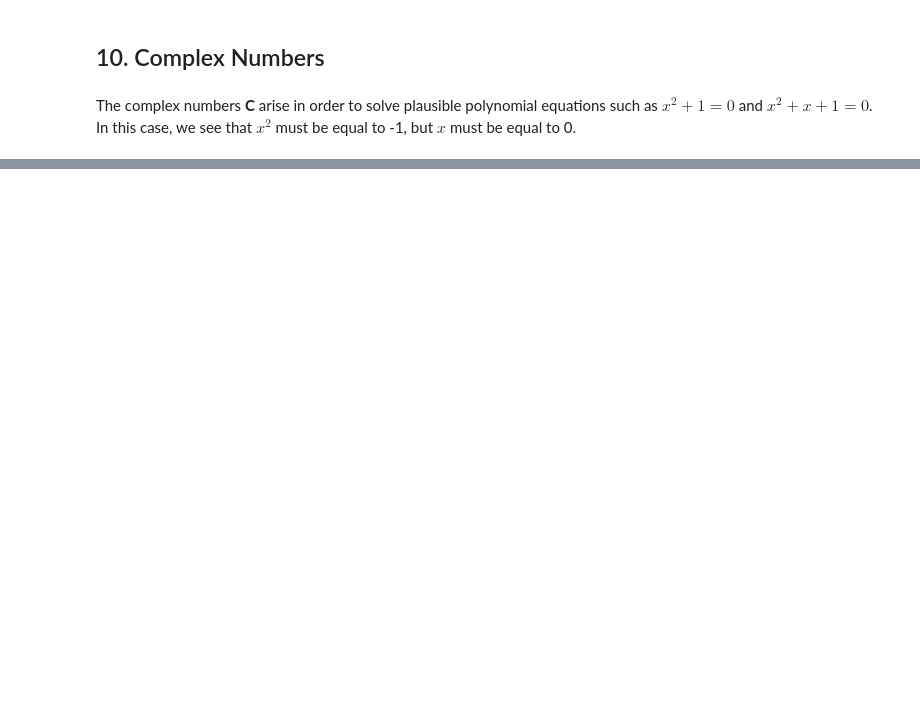
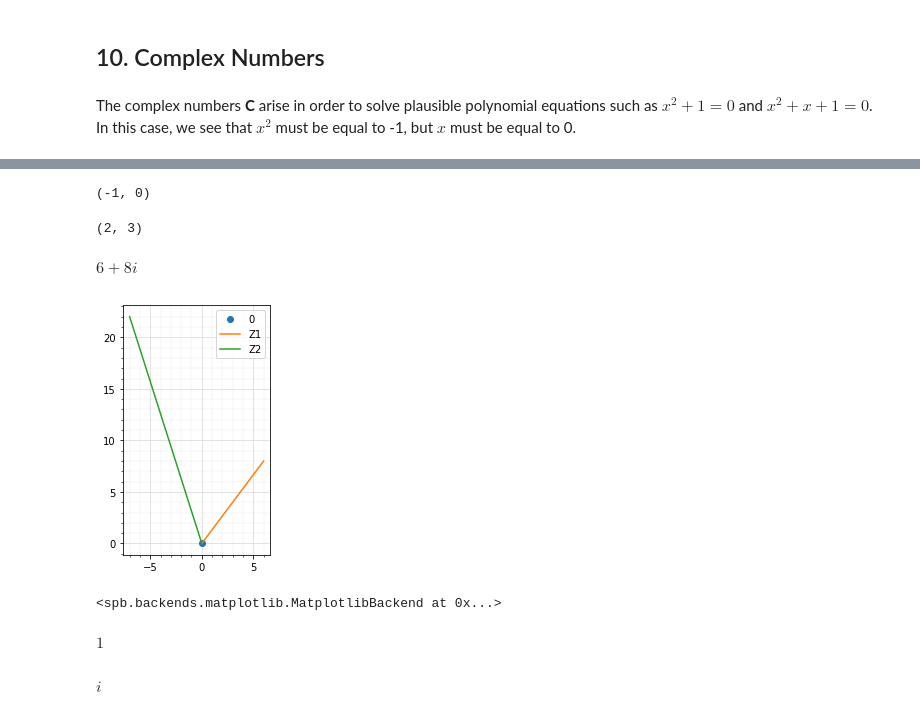
Before and after one commit to James-G-Hill/Sympy-Companion-to-Mathematics-Form-and-Function, a Jupyter notebook: ch04_real_numbers/10_complex_numbers.ipynb, the cells around one changed output, grey strips where cells are left out. Saved outputs shown, nothing was run; the diff lists cells and outputs as text; code cells hidden in the pictures; blank space fills up the shorter version.

```diff
--- a/ch04_real_numbers/10_complex_numbers.ipynb
+++ b/ch04_real_numbers/10_complex_numbers.ipynb
@@ -19,0 +37,8 @@ print(complex_addition((1, 2), i_sqrd))
+# %%
+a, b, c, d = symbols('a b c d', real=True)
+c1, c2, c3, c4 = symbols('c1 c2 c3 c4')
+
+lhs_add = (a + b*I) + (c + d*I)
+rhs_add = (a + c) + (b + d)*I
+com_add = Eq(lhs_add, rhs_add)
+com_add
@@ -19,0 +47,3 @@ print(complex_addition((1, 2), i_sqrd))
+# %%
+c1 = lhs_add.subs({a: 2, b: 3, c: 4, d: 5})
+c1
@@ -19,0 +60,5 @@ print(complex_addition((1, 2), i_sqrd))
+# %%
+lhs_mul = (a + b*I)*(c + d*I)
+rhs_mul = (a*c - b*d) + (a*d + b*c)*I
+com_mul = Eq(lhs_mul, rhs_mul)
+com_mul
@@ -19,0 +67,3 @@ print(complex_addition((1, 2), i_sqrd))
+# %%
+c2 = lhs_mul.subs({a: 2, b: 3, c: 4, d: 5}).n()
+c2
@@ -114,0 +98,38 @@ print(math.isclose(w_prime_1, w_prime_2))
+# %%
+ari_i = 0, 1
+
+ari_mul(ari_i, ari_i)
+# %% [output]
+(-1, 0)
+# %%
+ari_add((2, 0), (0, 3))
+# %% [output]
+(2, 3)
+# %%
+c1
+# %% [output]
+$\displaystyle 6 + 8 i$
+# %%
+p0 = Point(0, 0)
+z1 = Point(*c1.as_real_imag())
+z2 = Point(*c2.as_real_imag())
+
+plot_geometry(
+    (p0, '0'),
+    (Segment(p0, z1), 'Z1'),
+    (Segment(p0, z2), 'Z2')
+)
+# %% [output]
+[figure, added]
+<spb.backends.matplotlib.MatplotlibBackend at 0x...>
+# %%
+r, theta = symbols('r θ')
+
+polar = r*(cos(theta) + I*sin(theta))
+polar.subs({r: 1, theta: 0})
+# %% [output]
+$\displaystyle 1$
+# %%
+polar.subs({r: 1, theta: pi/2})
+# %% [output]
+$\displaystyle i$
```
Also changed, not shown: parts of 24 cells of this notebook.
